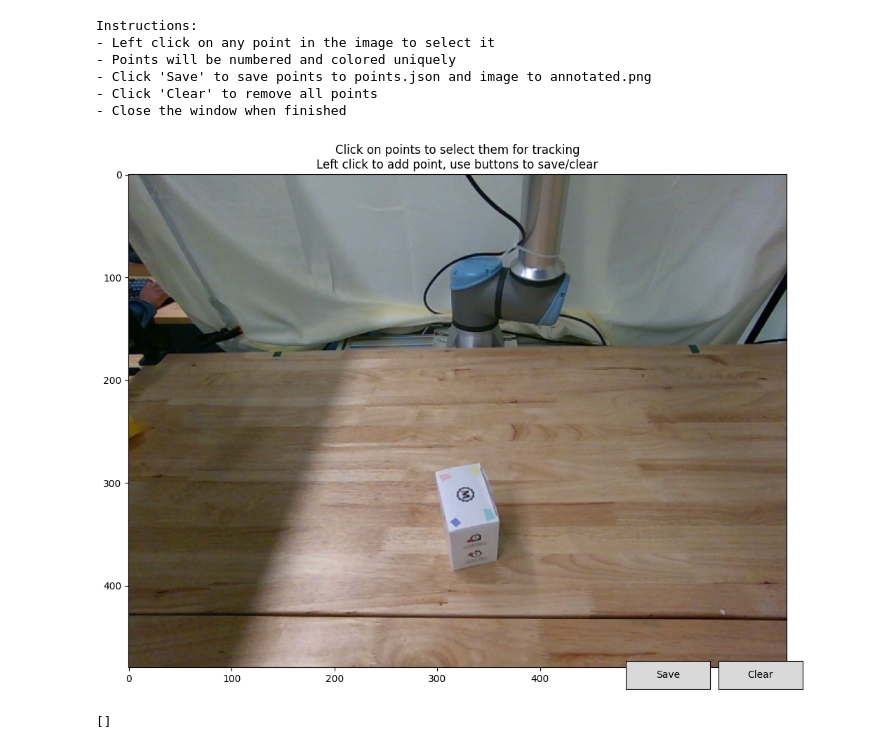
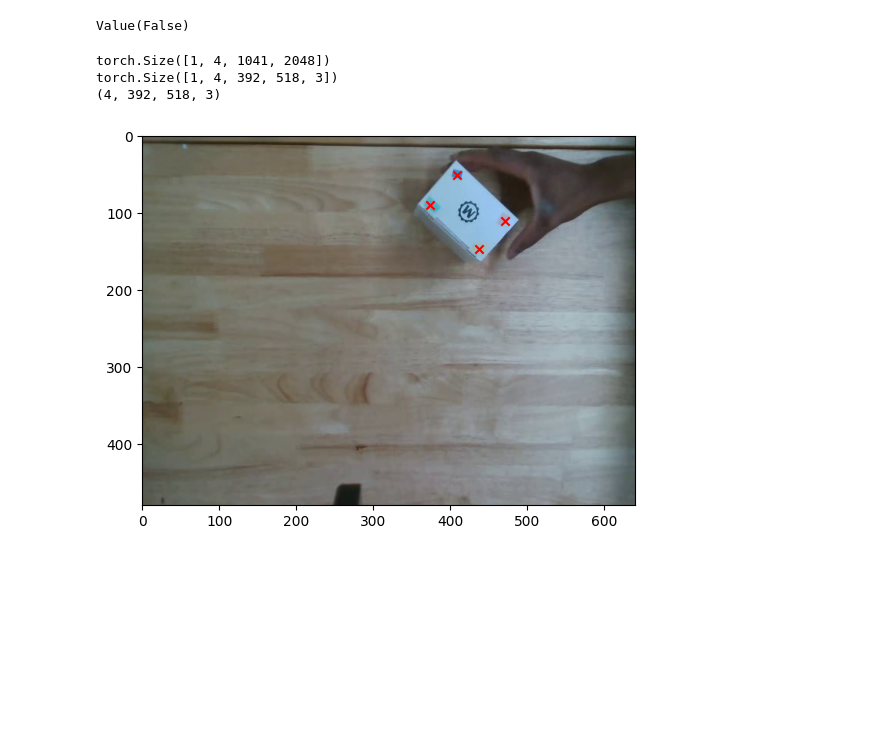
Before and after one commit to daniekpo/vggt, a Jupyter notebook: playground.ipynb, the cells around one changed output. Saved outputs shown, nothing was run; the diff lists cells and outputs as text; code cells hidden in the pictures; blank space fills up the shorter version.

Commit message:
Debugging tracking to understand features

```diff
--- a/playground.ipynb
+++ b/playground.ipynb
@@ -33,6 +82,19 @@ Downloading: "https://huggingface.co/facebook/VGGT-1B/resolve/main/model.pt" to
 # %%
 from vggt.utils.pose_enc import pose_encoding_to_extri_intri
 from vggt.utils.geometry import unproject_depth_map_to_point_map
+import os
+import json
+import numpy as np
+
+image_names = ["data/resized/images/back_right_3_rgb.png", "data/resized/images/front_left_3_rgb.png", "data/resized/images/front_right_3_rgb.png", "data/resized/images/robot_3_rgb.png"]
+images = load_and_preprocess_images(image_names).to(device)
+
+# img_dir = 'data/extracted_frames/robot/'
+# image_names = [os.path.join(img_dir, img_name) for img_name in os.listdir(img_dir)][:50]
+# images = load_and_preprocess_images(image_names).to(device)
+
+points = json.load(open('data/resized/annotations/robot_3_rgb_points.json'))
+points = np.array(points)
 
 with torch.no_grad():
     with torch.cuda.amp.autocast(dtype=dtype):
@@ -41,6 +103,7 @@ with torch.no_grad():
 
     # Predict Cameras
     pose_enc = model.camera_head(aggregated_tokens_list)[-1]
+
     # Extrinsic and intrinsic matrices, following OpenCV convention (camera from world)
     extrinsic, intrinsic = pose_encoding_to_extri_intri(pose_enc, images.shape[-2:])
 
@@ -58,20 +121,17 @@ with torch.no_grad():
 
     # Predict Tracks
     # choose your own points to track, with shape (N, 2) for one scene
-    query_points = torch.FloatTensor([[100.0, 200.0],
-                                        [60.72, 259.94]]).to(device)
+    query_points = torch.FloatTensor(points).to(device)
+    # query_points = torch.FloatTensor([[100.0, 200.0],
+    #                                     [60.72, 259.94]]).to(device)
     track_list, vis_score, conf_score = model.track_head(aggregated_tokens_list, images, ps_idx, query_points=query_points[None])
+# %% [output]
+Value(False)
-# %%
-from get_tracking_points import select_tracking_points
-
-input_path = "data/test_data/front_right_3_rgb.png"
-select_tracking_points(input_path)
-# %% [output]
-Instructions:
-- Left click on any point in the image to select it
-- Points will be numbered and colored uniquely
-- Click 'Save' to save points to points.json and image to annotated.png
-- Click 'Clear' to remove all points
-- Close the window when finished
-[figure, removed]
-[]
+# %%
+print(aggregated_tokens_list[0].shape)
+print(point_map.shape)
+print(point_map_by_unprojection.shape)
+# %% [output]
+torch.Size([1, 4, 1041, 2048])
+torch.Size([1, 4, 392, 518, 3])
+(4, 392, 518, 3)
@@ -77,0 +147,20 @@ Instructions:
+# %%
+from matplotlib import pyplot as plt
+import cv2
+import numpy as np
+import json
+
+def plot_points(points, image):
+    plt.imshow(image)
+    plt.scatter(points[:, 0], points[:, 1], c='red', marker='x')
+    plt.show()
+
+
+img_name = 'data/extracted_frames/robot/frame_82.png'
+image = cv2.imread(img_name)
+image = cv2.cvtColor(image, cv2.COLOR_BGR2RGB)
+points = json.load(open('data/extracted_frames/frame_82_points.json'))
+points = np.array(points)
+plot_points(points, image)
+# %% [output]
+[figure, added]
```
Also changed, not shown: parts of 10 cells of this notebook, 3 other files.
